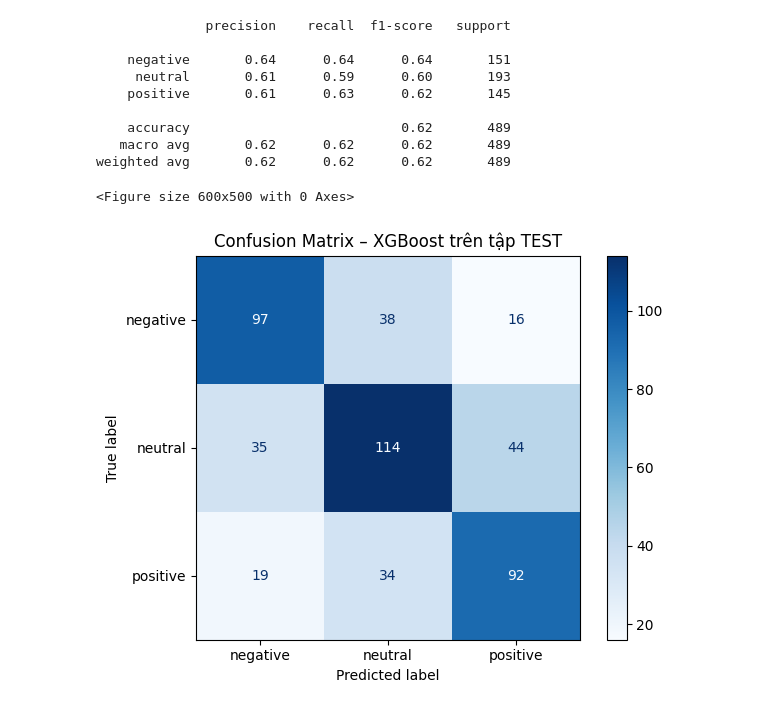
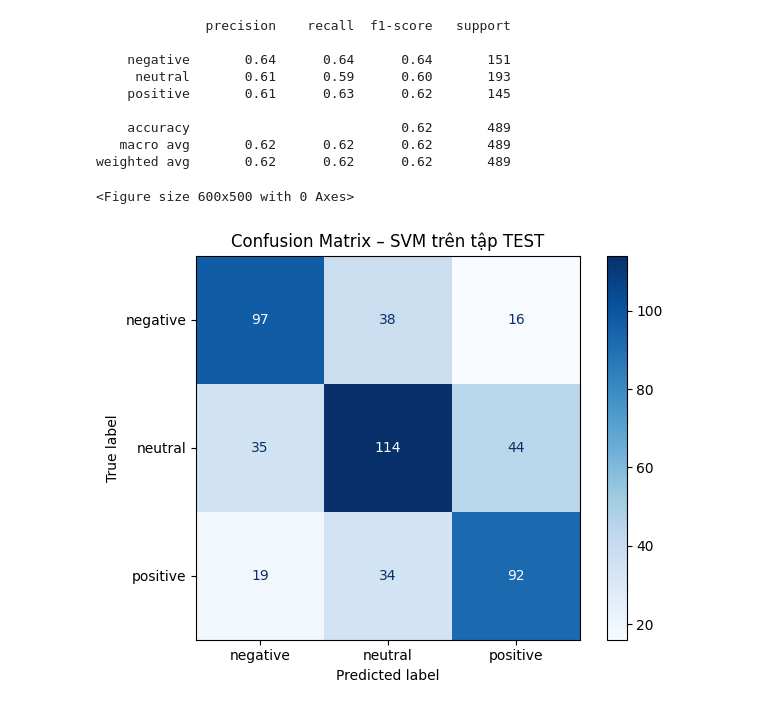
Before and after one commit to leducthanh041/DS102-DoAn, a Jupyter notebook: 03.Training-LogisticsRegression-LinearSVM.ipynb, the cells around one changed output. Drawn from its saved outputs; the diff is of its cells as text; code cells hidden in the pictures.

```diff
--- a/03.Training-LogisticsRegression-LinearSVM.ipynb
+++ b/03.Training-LogisticsRegression-LinearSVM.ipynb
@@ -259,7 +361,14 @@ print("Best CV macro-F1 Linear SVM:", grid_svm.best_score_)
 Best params Linear SVM: {'clf__C': 1, 'clf__class_weight': 'balanced'}
 Best CV macro-F1 Linear SVM: 0.6499518313267952
 # %%
-if grid_logreg.best_score_ > grid_svm.best_score_:
-    best_model = grid_logreg.best_estimator_
-else:
-    best_model = grid_svm.best_estimator_
+# 1. Danh sách các grid đã chạy
+grids = {
+    "Logistic": grid_logreg,
+    "SVM": grid_svm
+}
+
+# 2. Tìm model có điểm cao nhất
+best_name, best_grid = max(grids.items(), key=lambda item: item[1].best_score_)
+final_model = best_grid.best_estimator_
+
+print(f"🏆 Best Model: {best_name} | Score: {best_grid.best_score_:.4f}")
@@ -282,3 +439,7 @@ y_test_text = test["sentiment"].astype(str)
+# %%
+test = pd.read_json("./test-preprocessed.json")
+X_test_text = test["review"].astype(str)
+y_test_text = test["sentiment"].astype(str)
 # %%
 y_test_enc = le.transform(y_test_text)
 # %%
@@ -313,23 +474,23 @@ weighted avg       0.62      0.62      0.62       489
 # %%
 import numpy as np
 
 cm = confusion_matrix(y_test_enc, y_pred_enc)
 
 disp = ConfusionMatrixDisplay(
     confusion_matrix=cm,
     display_labels=le.classes_
 )
 
 plt.figure(figsize=(6, 5))
 disp.plot(
     cmap="Blues",          # tông xanh cho dễ nhìn
     values_format="d"      # hiển thị số nguyên
 )
-plt.title("Confusion Matrix – XGBoost trên tập TEST")
+plt.title(f"Confusion Matrix – {best_name} trên tập TEST")
 plt.xlabel("Predicted label")
 plt.ylabel("True label")
 plt.tight_layout()
 plt.show()
 # %% [output]
 <Figure size 600x500 with 0 Axes>
-[figure, old version]
+[figure, new version]
```
Also changed, not shown: parts of 14 cells of this notebook.
